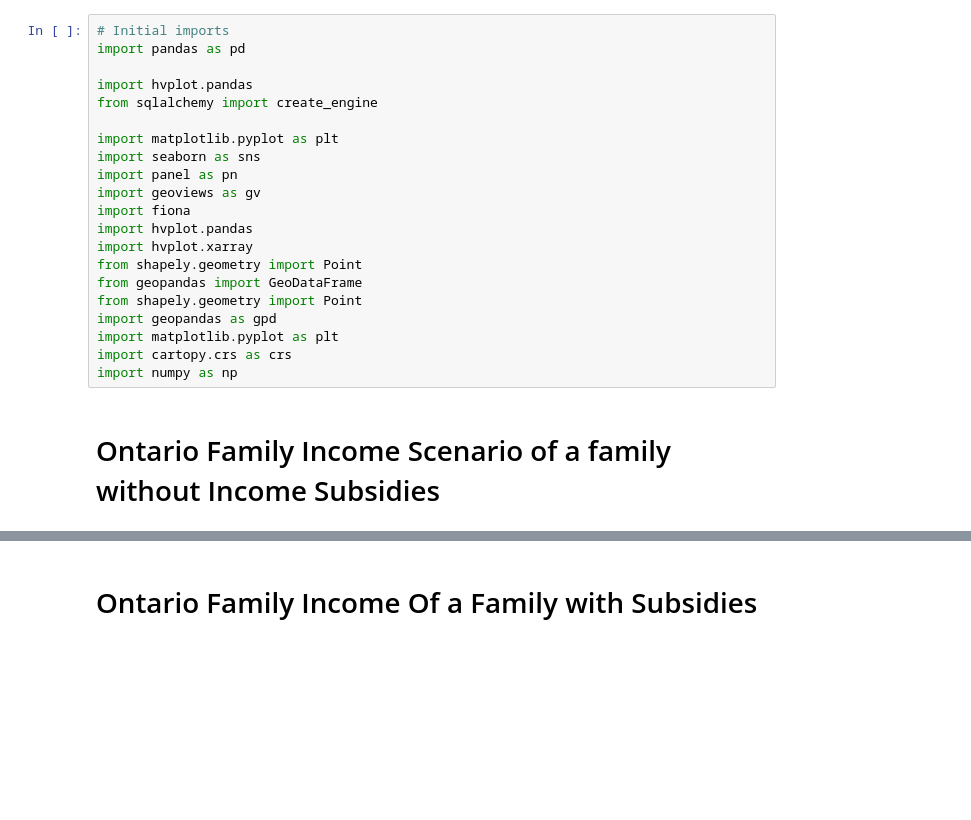
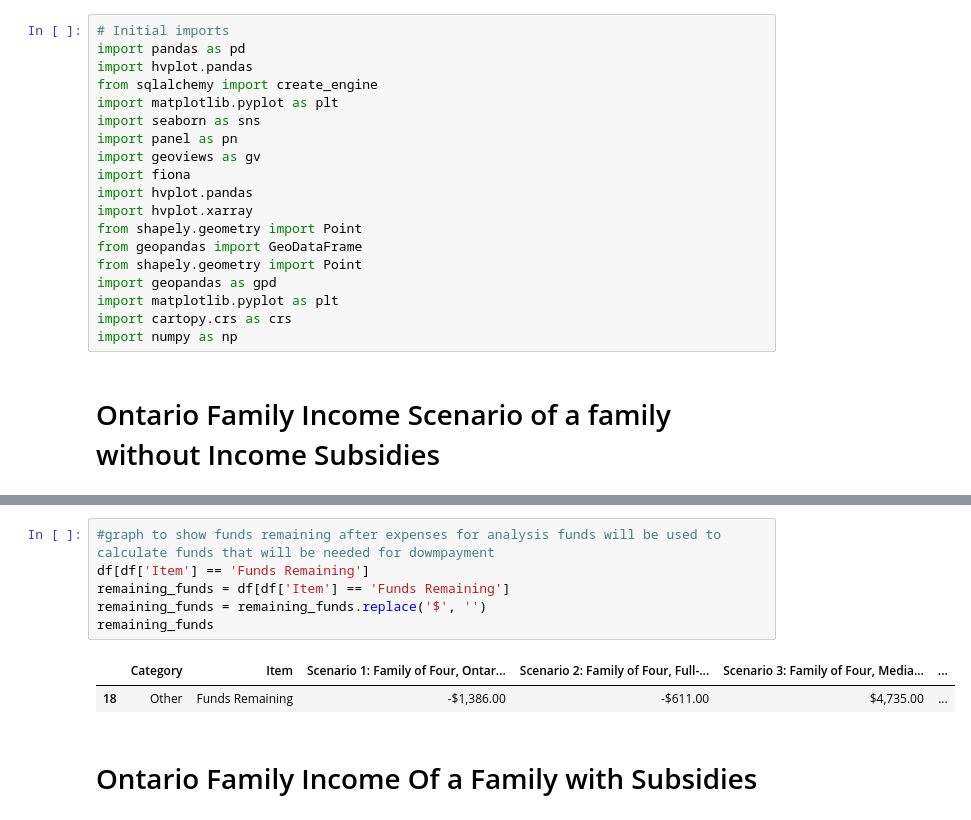
Before and after one commit to ycolagelo/Ontario-Housing-Project, a Jupyter notebook: MLS_analysi.ipynb, the cells around one changed output, grey strips where cells are left out. Cells and saved outputs as stored; diff of their text form; blank space fills up the shorter version.

Commit message:
Update MLS Analysis data

```diff
--- a/MLS_analysi.ipynb
+++ b/MLS_analysi.ipynb
@@ -1,10 +1,8 @@
 # %%
 # Initial imports
 import pandas as pd
-
 import hvplot.pandas
 from sqlalchemy import create_engine
-
 import matplotlib.pyplot as plt
 import seaborn as sns
 import panel as pn
@@ -36,6 +34,15 @@ df.dropna()
 | 18 | Other | Funds Remaining | -$1,386.00 | -$611.00 | $4,735.00 | ... |
 | 19 | Other | Percentage of income required for... | 71% | 49% | 21% | ... |
 | 20 | Other | Percentage of income required to ... | 41% | 29% | 12% | ... |
+# %%
+#graph to show funds remaining after expenses for analysis funds will be used to calculate funds that will be needed for dowmpayment
+df[df['Item'] == 'Funds Remaining']
+remaining_funds = df[df['Item'] == 'Funds Remaining']
+remaining_funds = remaining_funds.replace('$', '')
+remaining_funds
+# %% [output]
+|  | Category | Item | Scenario 1: Family of Four, Ontar... | Scenario 2: Family of Four, Full-... | Scenario 3: Family of Four, Media... | ... |
+| 18 | Other | Funds Remaining | -$1,386.00 | -$611.00 | $4,735.00 | ... |
 # %% [markdown]
 # Ontario Family Income Of a Family with Subsidies
 # %%
```
Also changed, not shown: parts of 10 cells of this notebook.
